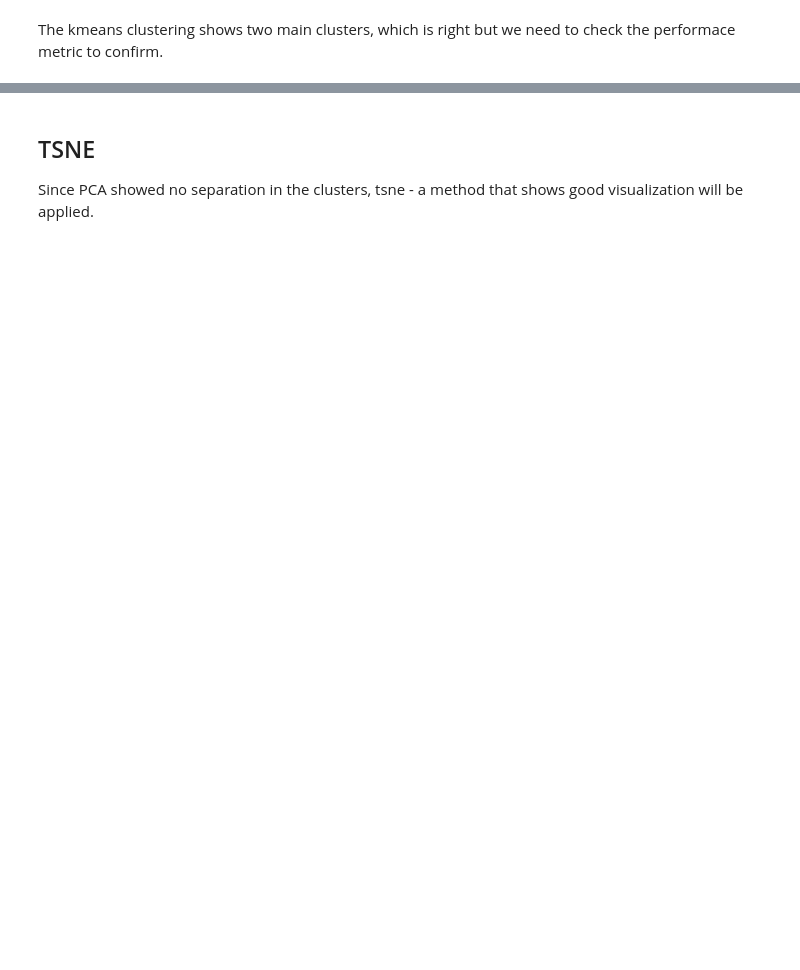
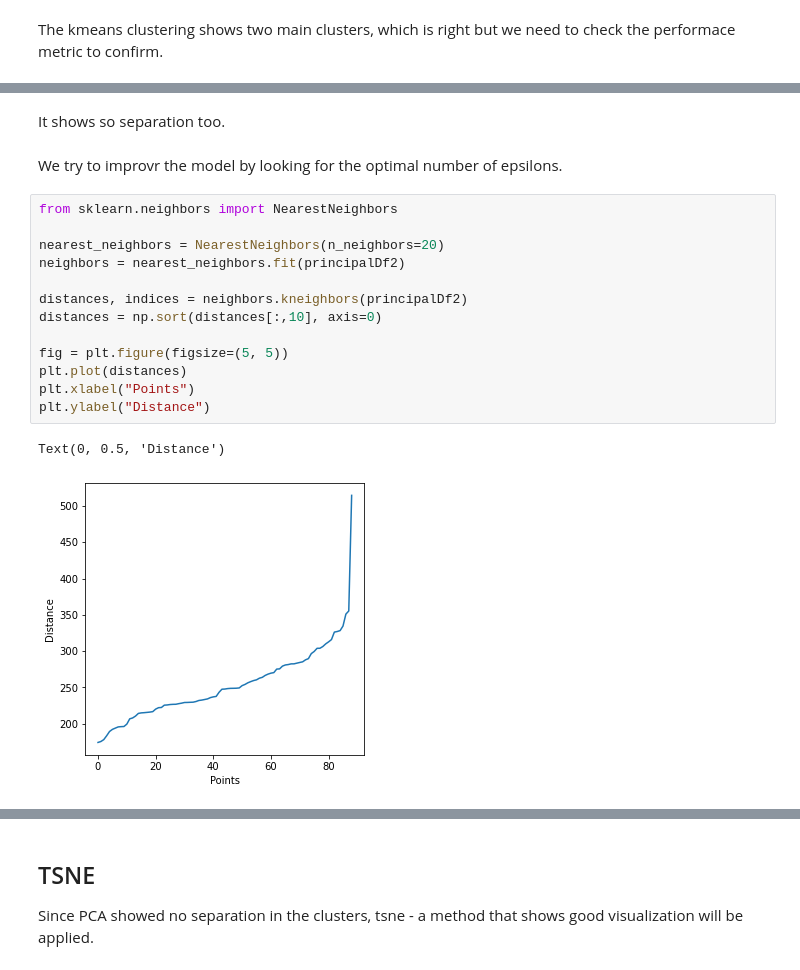
Before and after one commit to Anisah-bb/Unsupervised-Learning, a Jupyter notebook: Lung_cancer.ipynb, the cells around one changed output, grey strips where cells are left out. Cells and saved outputs as stored; diff of their text form; blank space fills up the shorter version.

```diff
--- a/Lung_cancer.ipynb
+++ b/Lung_cancer.ipynb
@@ -671,0 +690,20 @@ The accuracy is below 50% and the third cluster is not prdricted at all.
+# %% [markdown]
+It shows so separation too.
+# %% [markdown]
+We try to improvr the model by looking for the optimal number of epsilons.
+# %%
+from sklearn.neighbors import NearestNeighbors
+
+nearest_neighbors = NearestNeighbors(n_neighbors=20)
+neighbors = nearest_neighbors.fit(principalDf2)
+
+distances, indices = neighbors.kneighbors(principalDf2)
+distances = np.sort(distances[:,10], axis=0)
+
+fig = plt.figure(figsize=(5, 5))
+plt.plot(distances)
+plt.xlabel("Points")
+plt.ylabel("Distance")
+# %% [output]
+Text(0, 0.5, 'Distance')
+[figure, added]
```
Also changed, not shown: parts of 18 cells of this notebook, 1 other file.
